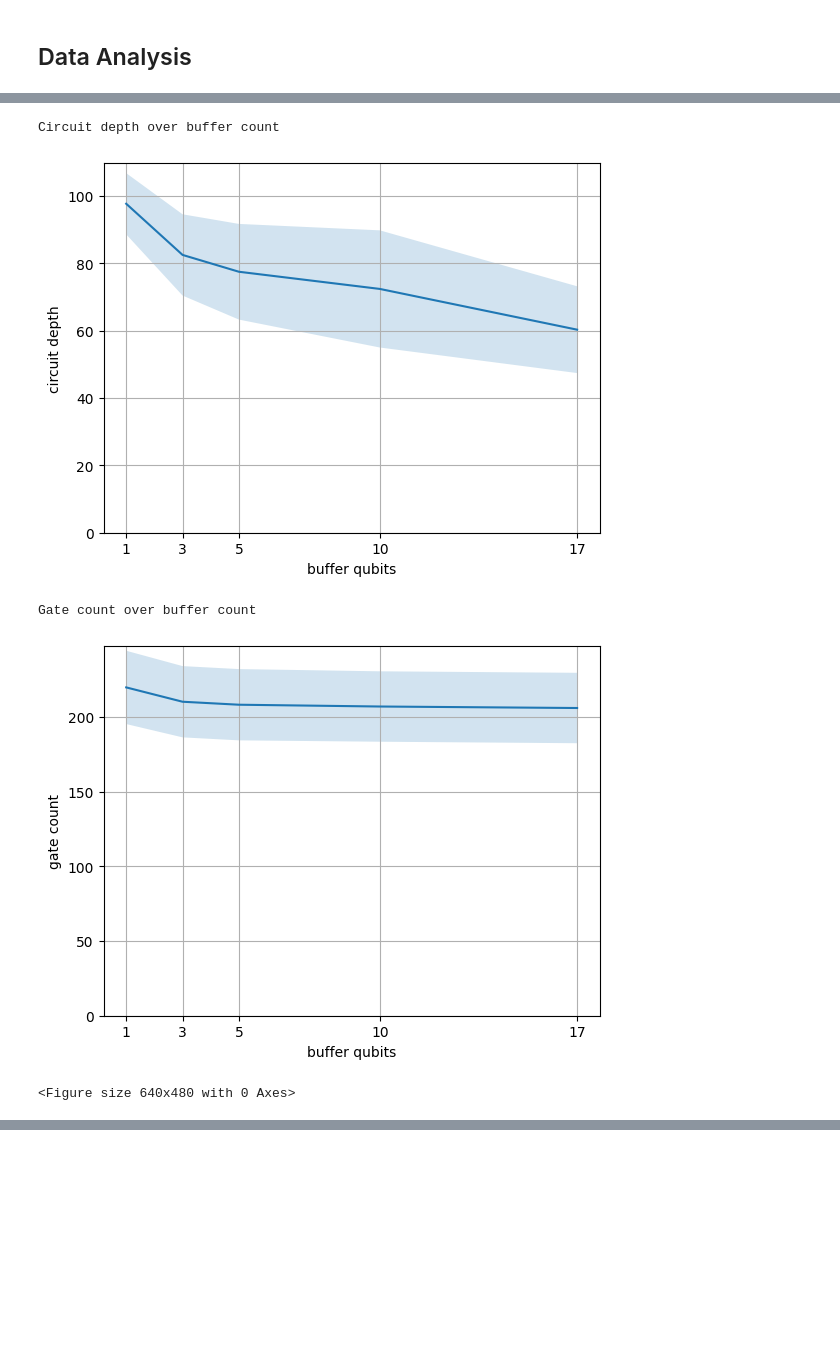
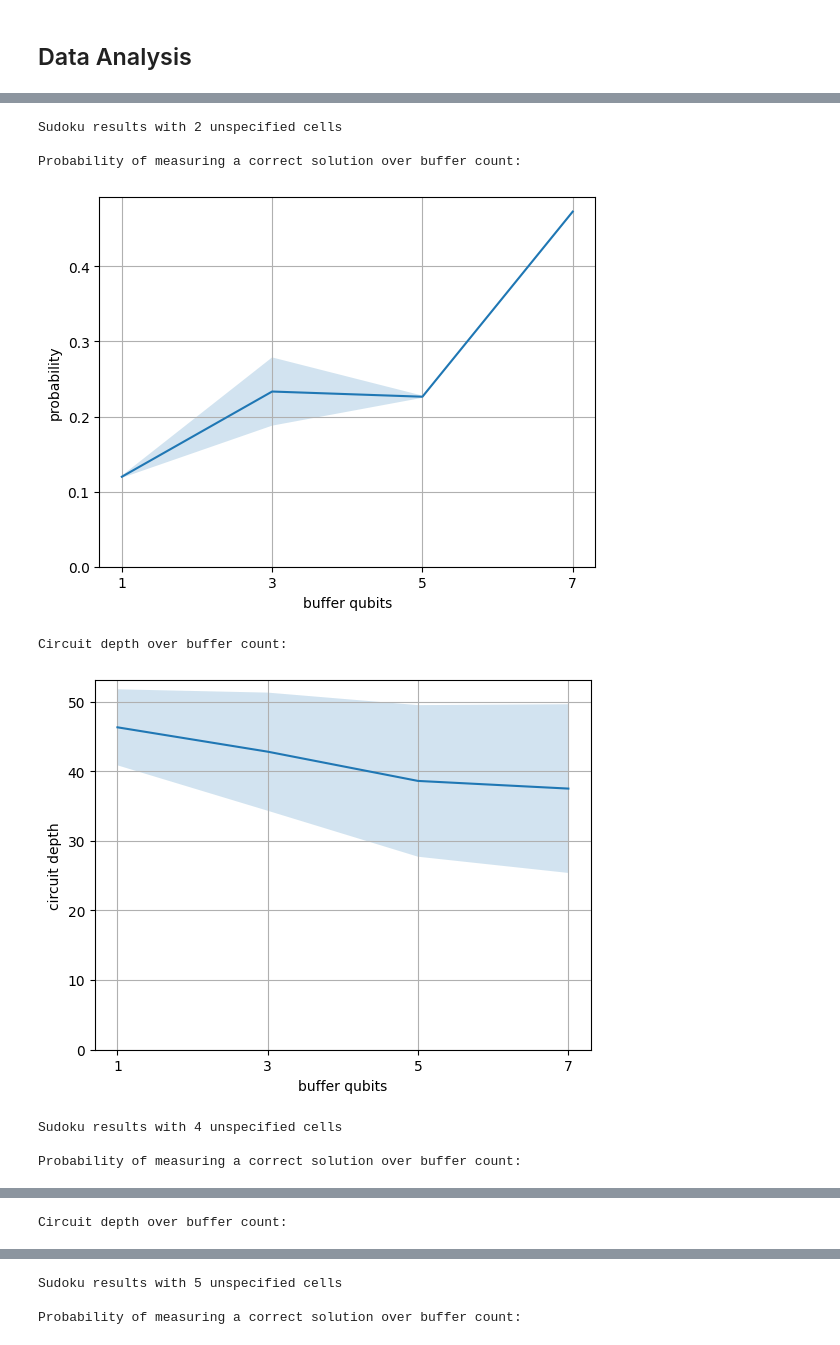
Before and after one commit to westoun/gospl, a Jupyter notebook: evaluation/evaluation.ipynb, the cells around one changed output, grey strips where cells are left out. Drawn from its saved outputs; the diff is of its cells as text; code cells hidden in the pictures; blank space fills up the shorter version.

Commit message:
Add plots for depth over buffer count

```diff
--- a/evaluation/evaluation.ipynb
+++ b/evaluation/evaluation.ipynb
@@ -95,6 +95,19 @@ def get_buffer_counts(experiments: List, sorted=True) -> List[int]:
         buffer_counts.append(None)
 
     return buffer_counts
+# %%
+def get_variable_counts(experiments: List, sorted=True) -> List[int]:
+    variable_counts = []
+
+    for experiment in experiments:
+        variable_counts.append(experiment["params"]["variable_count"])
+
+    variable_counts = list(set(variable_counts))
+
+    if sorted:
+        variable_counts.sort()
+
+    return variable_counts
 # %%
 def get_probabilities(experiments: List, constraint_violations: int = 0) -> List[float]:
     probabilities = []
@@ -312,18 +315,36 @@ Probability of measuring a correct solution over buffer count
-# %%
-printb("Circuit depth over buffer count")
-
-plot_circuit_depth_per_buffer_count(
-    sudoku_experiments, target_path=f"results/sudoku_circuit_depths.png"
-)
-
-printb("Gate count over buffer count")
-
-plot_gate_count_per_buffer_count(
-    sudoku_experiments, target_path=f"results/sudoku_gate_counts.png"
-)
-# %% [output]
-Circuit depth over buffer count
-[figure, removed]
-Gate count over buffer count
-[figure, removed]
-<Figure size 640x480 with 0 Axes>
+# %%
+variable_counts = get_variable_counts(sudoku_experiments)
+
+for variable_count in variable_counts:
+    rel_sudoku_experiments = filter_experiments(
+        sudoku_experiments, params={
+            "variable_count": variable_count
+        }
+    )
+
+    printb(f"\nSudoku results with {variable_count} unspecified cells\n")
+
+    print("Probability of measuring a correct solution over buffer count:")
+    plot_probability_per_buffer_count(
+        rel_sudoku_experiments, target_path=f"results/figures/sudoku_{variable_count}v_probabilities.png"
+    )
+
+    print("Circuit depth over buffer count:")
+    plot_circuit_depth_per_buffer_count(
+        rel_sudoku_experiments, target_path=f"results/figures/sudoku_{variable_count}v_circuit_depths.png"
+    )
+
+    # print("Gate count over buffer count:")
+    # plot_gate_count_per_buffer_count(
+    #     rel_sudoku_experiments, target_path=f"results/figures/sudoku_{variable_count}v_gate_counts.png"
+    # )
+# %% [output]
+Sudoku results with 2 unspecified cells
+
+Probability of measuring a correct solution over buffer count:
+[figure, added]
+Circuit depth over buffer count:
+[figure, added]
+Sudoku results with 4 unspecified cells
+
+Probability of measuring a correct solution over buffer count:
@@ -329,0 +352 @@ Gate count over buffer count
+Circuit depth over buffer count:
@@ -329,0 +354,3 @@ Gate count over buffer count
+Sudoku results with 5 unspecified cells
+
+Probability of measuring a correct solution over buffer count:
```
Also changed, not shown: parts of 4 cells of this notebook.
